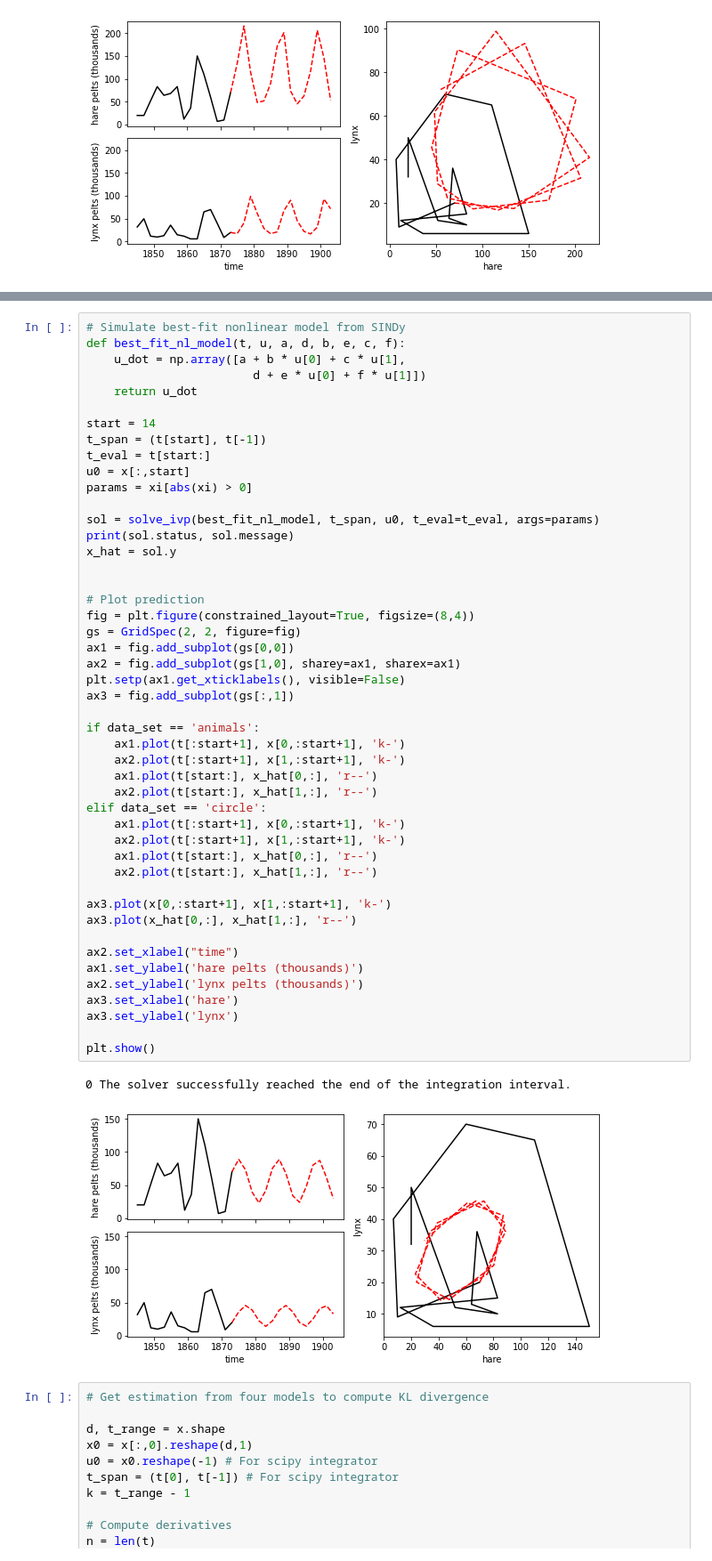
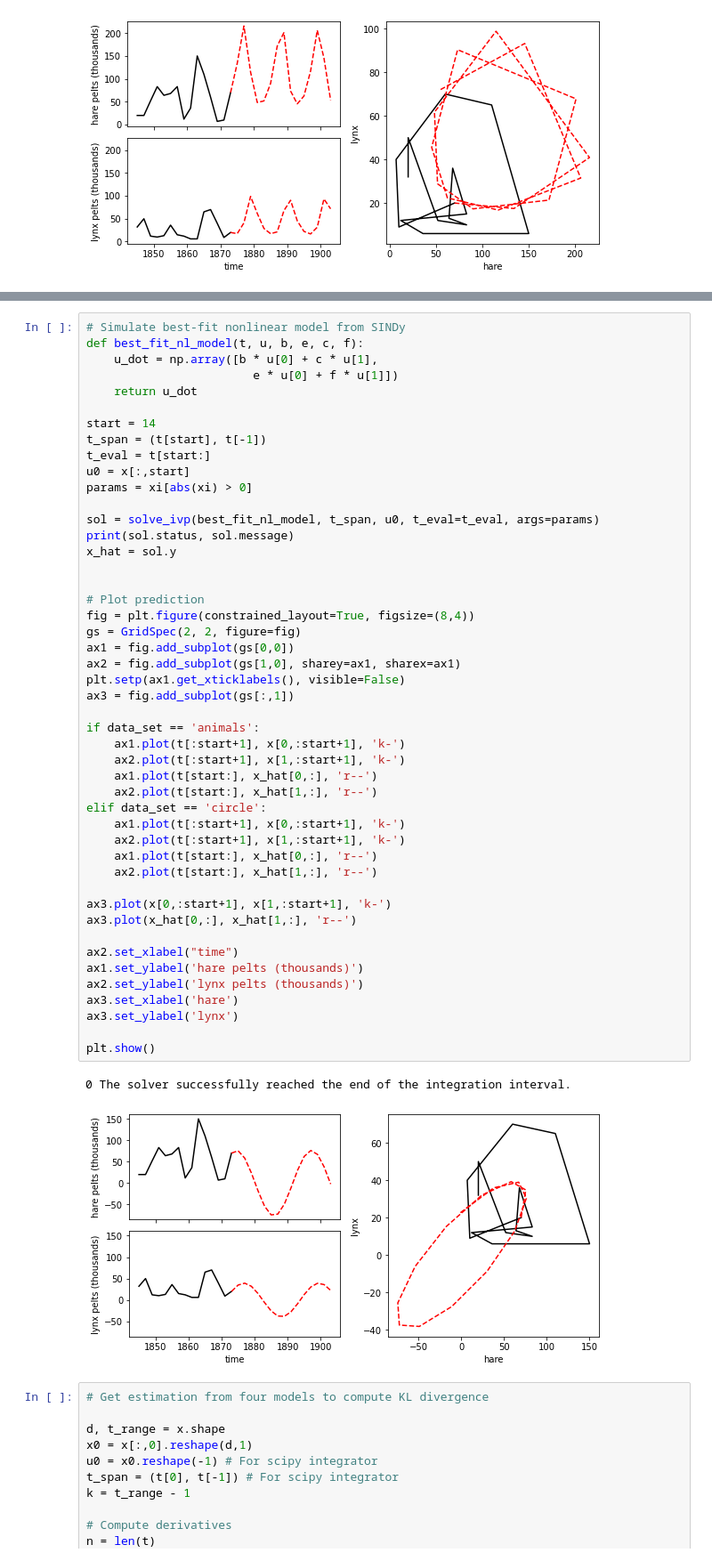
Before and after one commit to stefanpate/DDSE, a Jupyter notebook: model_discovery.ipynb, the cells around one changed output, grey strips where cells are left out. Shown: that part at 89% size. Saved outputs shown, nothing was run; the diff lists cells and outputs as text.

```diff
--- a/model_discovery.ipynb
+++ b/model_discovery.ipynb
@@ -592,8 +354,8 @@ for eq in eqns:
 # %%
 # Simulate best-fit nonlinear model from SINDy
-def best_fit_nl_model(t, u, a, d, b, e, c, f):
-    u_dot = np.array([a + b * u[0] + c * u[1],
-                        d + e * u[0] + f * u[1]])
+def best_fit_nl_model(t, u, b, e, c, f):
+    u_dot = np.array([b * u[0] + c * u[1],
+                        e * u[0] + f * u[1]])
     return u_dot
 
 start = 14
@@ -611,34 +373,34 @@ x_hat = sol.y
 fig = plt.figure(constrained_layout=True, figsize=(8,4))
 gs = GridSpec(2, 2, figure=fig)
 ax1 = fig.add_subplot(gs[0,0])
 ax2 = fig.add_subplot(gs[1,0], sharey=ax1, sharex=ax1)
 plt.setp(ax1.get_xticklabels(), visible=False)
 ax3 = fig.add_subplot(gs[:,1])
 
 if data_set == 'animals':
     ax1.plot(t[:start+1], x[0,:start+1], 'k-')
     ax2.plot(t[:start+1], x[1,:start+1], 'k-')
     ax1.plot(t[start:], x_hat[0,:], 'r--')
     ax2.plot(t[start:], x_hat[1,:], 'r--')
 elif data_set == 'circle':
     ax1.plot(t[:start+1], x[0,:start+1], 'k-')
     ax2.plot(t[:start+1], x[1,:start+1], 'k-')
     ax1.plot(t[start:], x_hat[0,:], 'r--')
     ax2.plot(t[start:], x_hat[1,:], 'r--')
 
 ax3.plot(x[0,:start+1], x[1,:start+1], 'k-')
 ax3.plot(x_hat[0,:], x_hat[1,:], 'r--')
 
 ax2.set_xlabel("time")
 ax1.set_ylabel('hare pelts (thousands)')
 ax2.set_ylabel('lynx pelts (thousands)')
 ax3.set_xlabel('hare')
 ax3.set_ylabel('lynx')
 
 plt.show()
 # %% [output]
 0 The solver successfully reached the end of the integration interval.
-[figure, old version]
+[figure, new version]
 # %%
 # Get estimation from four models to compute KL divergence
 
```
Also changed, not shown: parts of 20 cells of this notebook, 8 other files.
